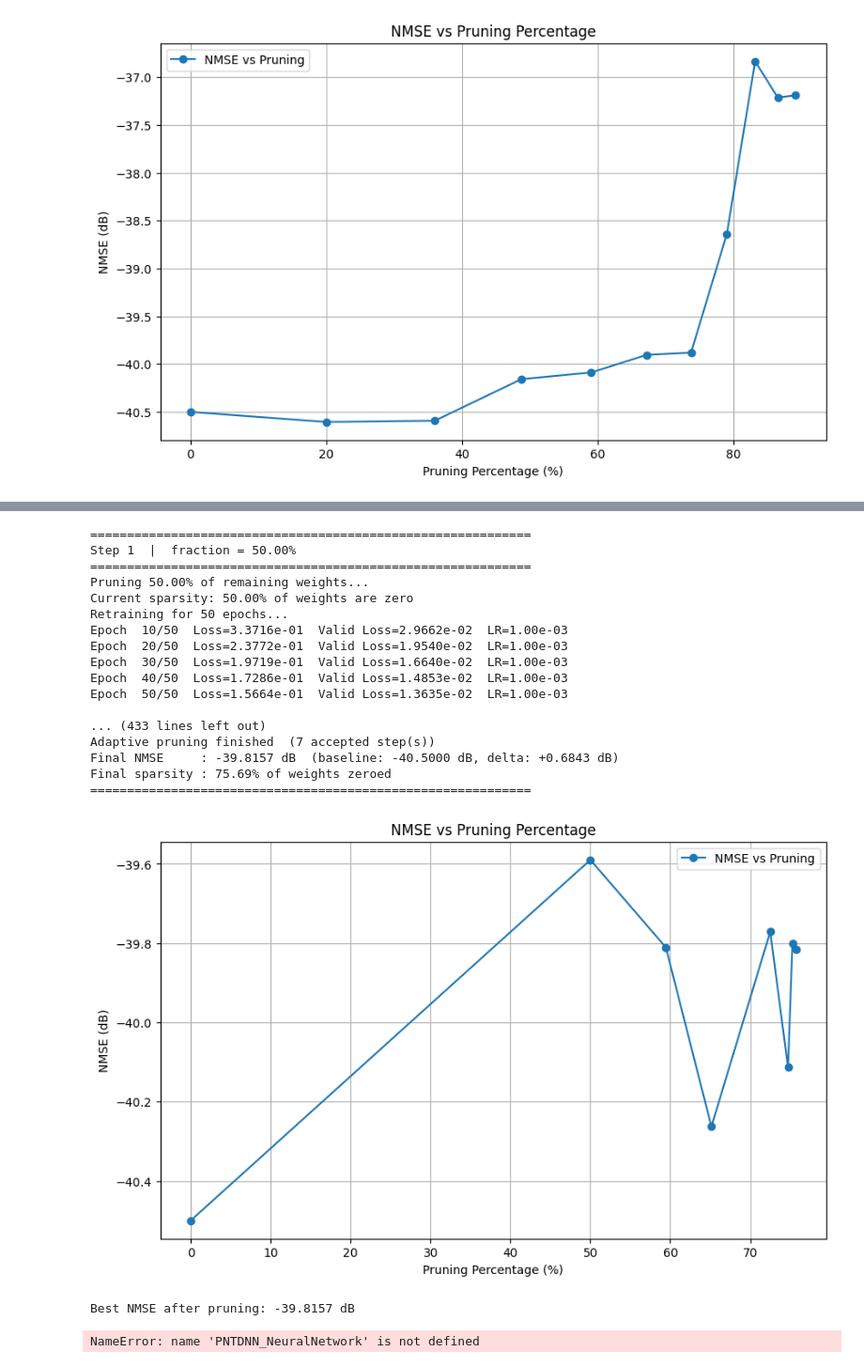
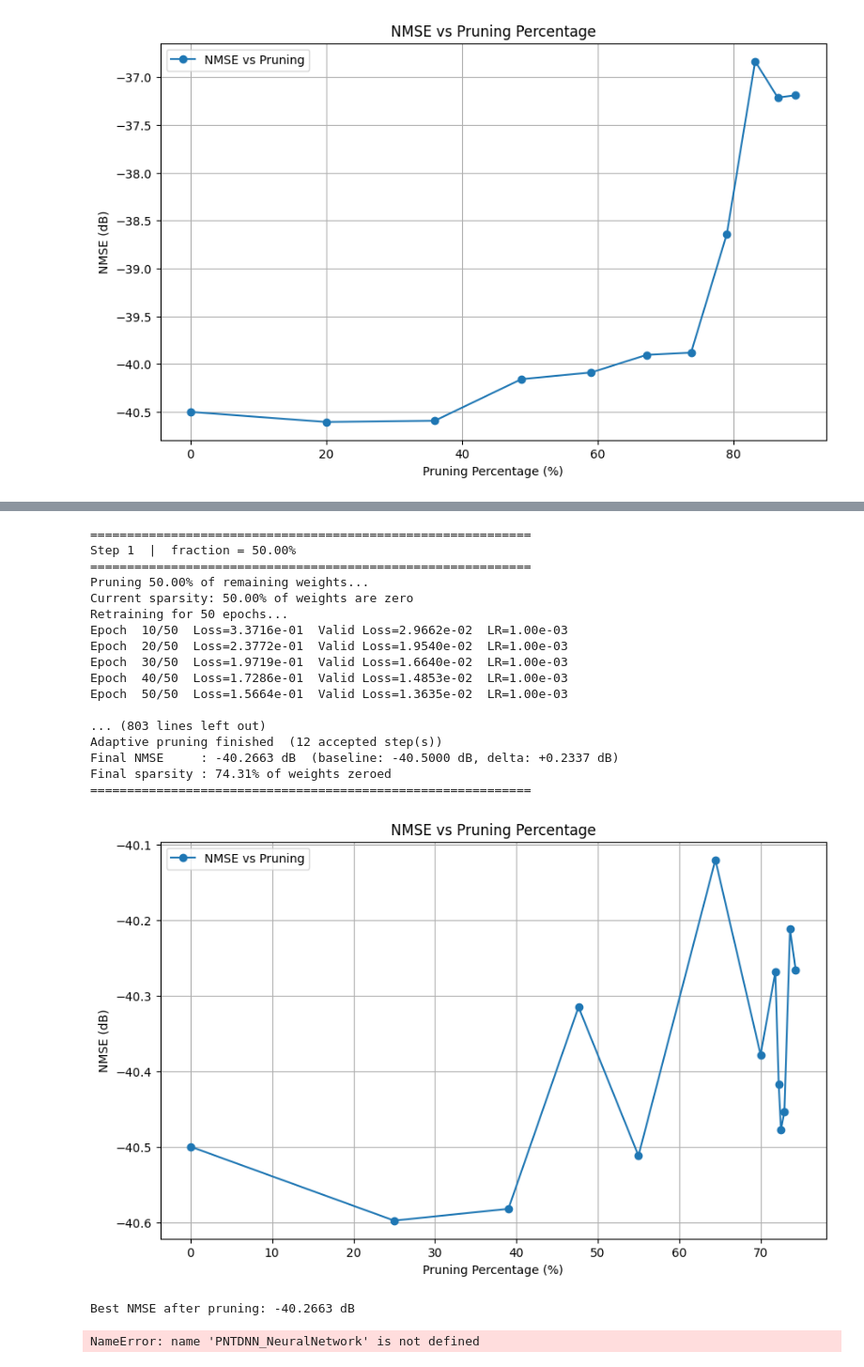
Before and after one commit to aquigney/sparseDPD, a Jupyter notebook: ucd_pruning/open_dpd_dataset_pruning.ipynb, the cells around one changed output, grey strips where cells are left out. Shown at 94% size. Saved outputs shown, nothing was run; the diff lists cells and outputs as text; code cells hidden in the pictures.

```diff
--- a/ucd_pruning/open_dpd_dataset_pruning.ipynb
+++ b/ucd_pruning/open_dpd_dataset_pruning.ipynb
@@ -131,40 +131,40 @@ Sparsity of pruned model: 0.00%
 
 adaptive_pruning_experiment = AdaptiveDatapathPruningExperiment(
     datapath=datapath_pntdnn_one_layer,
     training_dataset=simpleDataManager.training_dataset,
     validation_dataset=simpleDataManager.validation_dataset,
     test_dataset=simpleDataManager.test_dataset,
     retrain_epochs=50,
     ila_iterations = 3,
     initial_prune_fraction=0.5,
     max_prune_fraction=0.5,
     min_prune_fraction=0.01,
-    nmse_tolerance=1
+    nmse_tolerance=0.5
 )
 
 adaptive_pruning_experiment.run()
 
 print("Best NMSE after pruning: {:.4f} dB".format(adaptive_pruning_experiment.best_datapath.calculate_nmse(simpleDataManager.test_dataset.input_data)))
 # %% [output]
 ============================================================
 Step 1  |  fraction = 50.00%
 ============================================================
 Pruning 50.00% of remaining weights...
 Current sparsity: 50.00% of weights are zero
 Retraining for 50 epochs...
 Epoch  10/50  Loss=3.3716e-01  Valid Loss=2.9662e-02  LR=1.00e-03
 Epoch  20/50  Loss=2.3772e-01  Valid Loss=1.9540e-02  LR=1.00e-03
 Epoch  30/50  Loss=1.9719e-01  Valid Loss=1.6640e-02  LR=1.00e-03
 Epoch  40/50  Loss=1.7286e-01  Valid Loss=1.4853e-02  LR=1.00e-03
 Epoch  50/50  Loss=1.5664e-01  Valid Loss=1.3635e-02  LR=1.00e-03
 
-... (433 lines left out)
-Adaptive pruning finished  (7 accepted step(s))
-Final NMSE     : -39.8157 dB  (baseline: -40.5000 dB, delta: +0.6843 dB)
-Final sparsity : 75.69% of weights zeroed
+... (803 lines left out)
+Adaptive pruning finished  (12 accepted step(s))
+Final NMSE     : -40.2663 dB  (baseline: -40.5000 dB, delta: +0.2337 dB)
+Final sparsity : 74.31% of weights zeroed
 ============================================================
-[figure, old version]
+[figure, new version]
-Best NMSE after pruning: -39.8157 dB
+Best NMSE after pruning: -40.2663 dB
 # %%
 # Save best adaptive pruned model
 pntdnn_best_adaptive_pruned_model = adaptive_pruning_experiment.best_datapath.inverse_model
```
Also changed, not shown: parts of 14 cells of this notebook, 5 other files.
